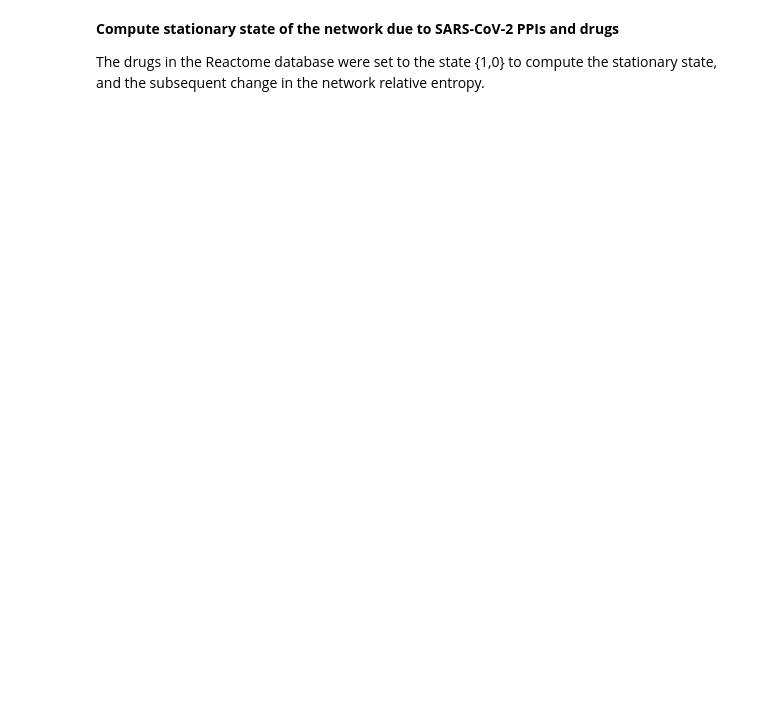
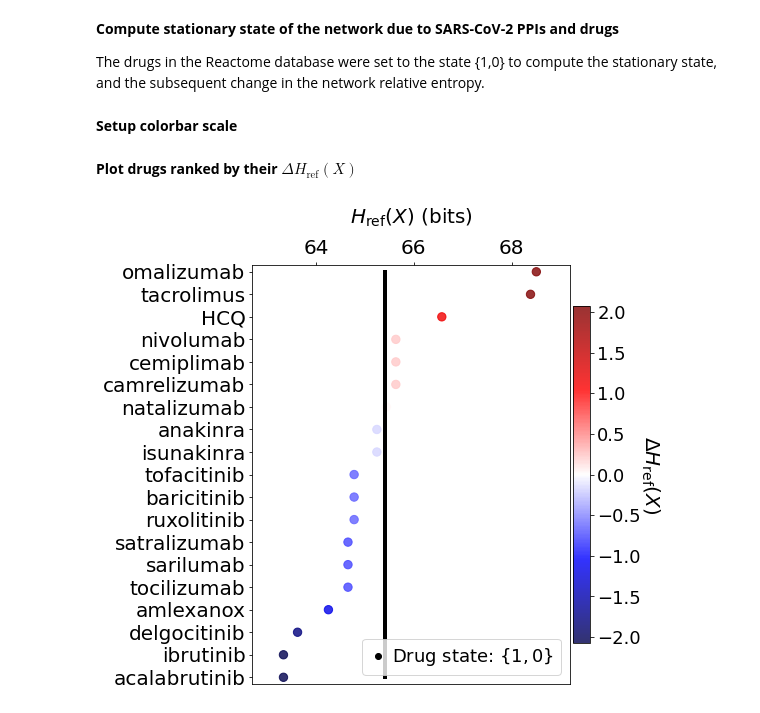
Before and after one commit to sarkar-s/CoRe, a Jupyter notebook: Drug_efficacy.ipynb, the cells around one changed output. Cells and saved outputs as stored; diff of their text form; code cells hidden in the pictures; blank space fills up the shorter version.

```diff
--- a/Drug_efficacy.ipynb
+++ b/Drug_efficacy.ipynb
@@ -266,0 +237,56 @@ of.close()
+# %%
+df_H_with_drugs = df_H_with_drugs.sort_values(by=['Relative Entropy'],ignore_index=True)
+
+all_tick_names = df_H_with_drugs['Drug'].to_list()
+tick_names = [n.split(' [')[0] for n in all_tick_names]
+data_size = len(tick_names)
+x = np.linspace(1,data_size,data_size)
+# %%
+df_temp = pd.DataFrame([['Ref',SARSCoV2_entropy,'None']],columns=['Protein','Relative Entropy','Drug Type'])
+df_H_with_drugs = pd.concat([df_temp,df_H_with_drugs],sort=False,ignore_index=True)
+
+df_H_with_drugs.to_csv('high_all_drug_shifts-'+initial_state_type+'.csv',index=False)
+
+df_H_drop_and_gain = df_H_drop_and_gain.sort_values(by=['Drop'],ascending=False,ignore_index=True)
+df_H_drop_and_gain.to_csv('split_all_drug_shifts-'+initial_state_type+'.csv',index=False)
+# %% [markdown]
+**Setup colorbar scale**
+# %%
+c_high = df_H_with_drugs['Relative Entropy'].to_numpy()[1:] - SARSCoV2_entropy
+r_min, r_max = np.min(c_high), np.max(c_high)
+max_r = max(abs(r_min),abs(r_max))
+v_min, v_max = -abs(r_min), abs(r_min)
+# %% [markdown]
+**Plot drugs ranked by their $ \Delta H_{\mathrm{ref}}(X) $**
+# %%
+fig, ax = plt.subplots(figsize=(8,7))
+
+plt.scatter(df_H_with_drugs['Relative Entropy'].to_numpy()[1:],x,c=c_high,cmap=cm.seismic,vmin=v_min,vmax=v_max,marker='o',alpha=0.8,s=70)
+plt.plot(SARSCoV2_entropy*np.ones(shape=x.shape),x,color='black',markersize=0,linewidth=4,alpha=1.0)
+plt.ylim(0.7,data_size+0.3)
+
+ax.set_yticks(np.arange(1,data_size+1))
+ax.set_yticklabels(tick_names,fontsize=14,rotation=0)
+
+plt.xlabel(r'$H_{\mathrm{ref}}(X)$ (bits)',size=20,labelpad=15)
+plt.tick_params(axis='both',labelsize=20)
+
+ax.xaxis.tick_top()
+ax.xaxis.set_label_position('top')
+
+plt.xlim(0.99*np.min(df_H_with_drugs['Relative Entropy']),1.01*np.max(df_H_with_drugs['Relative Entropy']))
+
+plt.plot(-10,SARSCoV2_entropy,lw=0,ms=6,marker='o',label=r'Drug state: $\{1,0\}$',c='black')
+
+plt.legend(loc='lower right',frameon=True,fontsize=18,handlelength=1.0,handletextpad=0.25)
+
+cbar = plt.colorbar(fraction=0.05,pad=0.01)
+
+cbar.set_label(r'$\Delta H_{\mathrm{ref}}(X)$',fontsize=20,rotation=-90,labelpad=20)
+cbar.ax.tick_params(labelsize=18)
+
+plt.tight_layout()
+
+plt.show()
+# %% [output]
+[figure, added]
```
Also changed, not shown: parts of 9 cells of this notebook, 54 other files.
